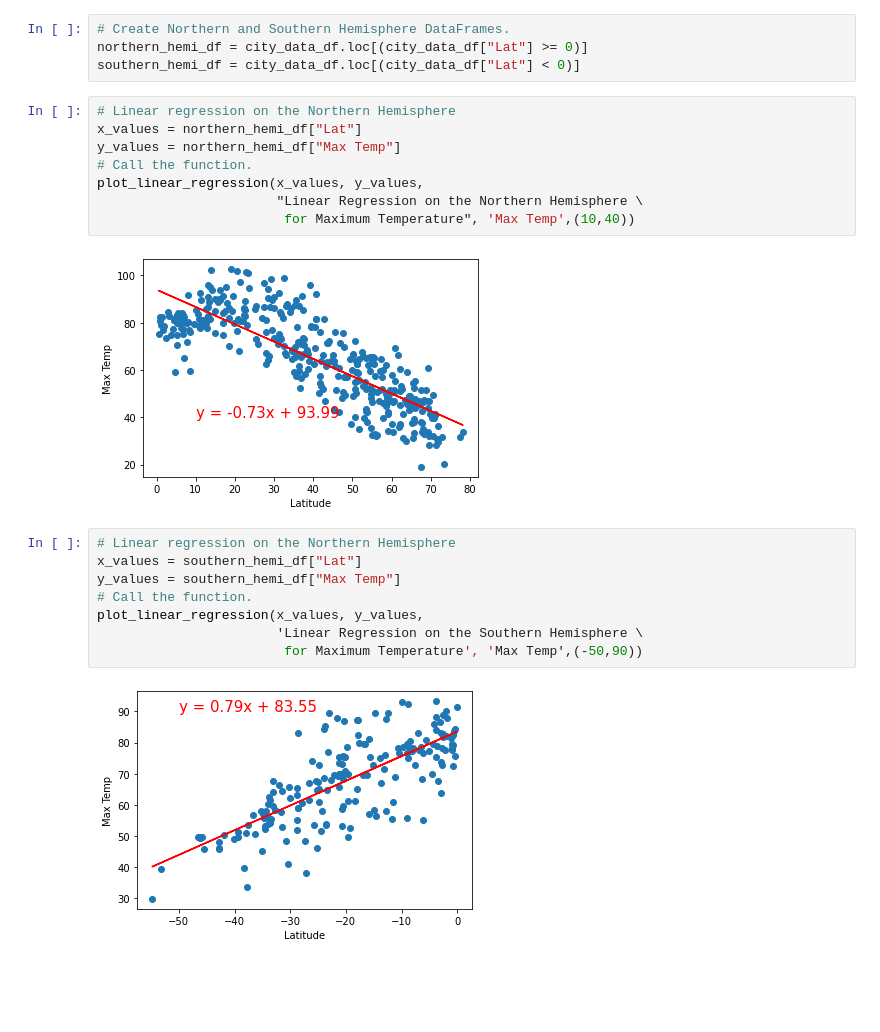
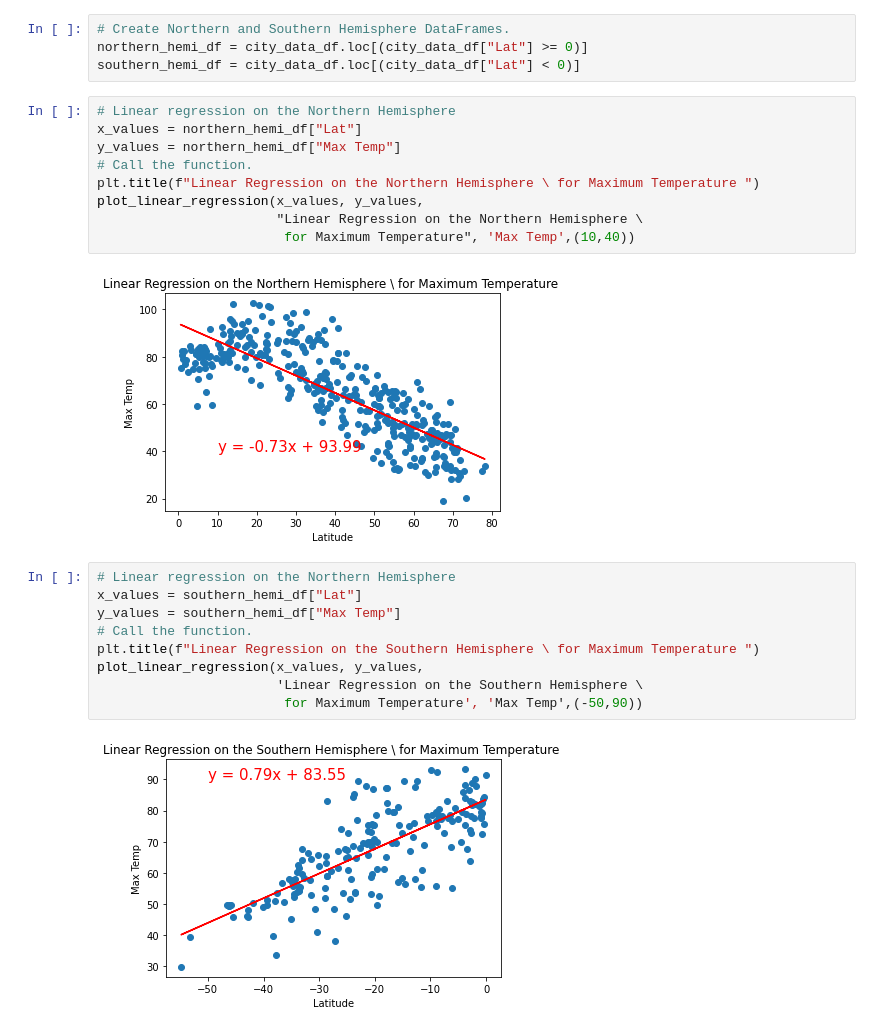
Before and after one commit to markmayo28/World_Weather_Analysis, a Jupyter notebook: WeatherPy.ipynb, the cells around one changed output. Drawn from its saved outputs; the diff is of its cells as text; blank space fills up the shorter version.

```diff
--- a/WeatherPy.ipynb
+++ b/WeatherPy.ipynb
@@ -309,23 +309,25 @@ southern_hemi_df = city_data_df.loc[(city_data_df["Lat"] < 0)]
 # %%
 # Linear regression on the Northern Hemisphere
 x_values = northern_hemi_df["Lat"]
 y_values = northern_hemi_df["Max Temp"]
 # Call the function.
+plt.title(f"Linear Regression on the Northern Hemisphere \ for Maximum Temperature ")
 plot_linear_regression(x_values, y_values,
                        "Linear Regression on the Northern Hemisphere \
                         for Maximum Temperature", 'Max Temp',(10,40))
 # %% [output]
-[figure, old version]
+[figure, new version]
 # %%
 # Linear regression on the Northern Hemisphere
 x_values = southern_hemi_df["Lat"]
 y_values = southern_hemi_df["Max Temp"]
 # Call the function.
+plt.title(f"Linear Regression on the Southern Hemisphere \ for Maximum Temperature ")
 plot_linear_regression(x_values, y_values,
                        'Linear Regression on the Southern Hemisphere \
                         for Maximum Temperature', 'Max Temp',(-50,90))
 # %% [output]
-[figure, old version]
+[figure, new version]
 # %%
 # Linear regression on the Northern Hemisphere
 x_values = northern_hemi_df["Lat"]
```
Also changed, not shown: parts of 6 cells of this notebook, 2 other files.
